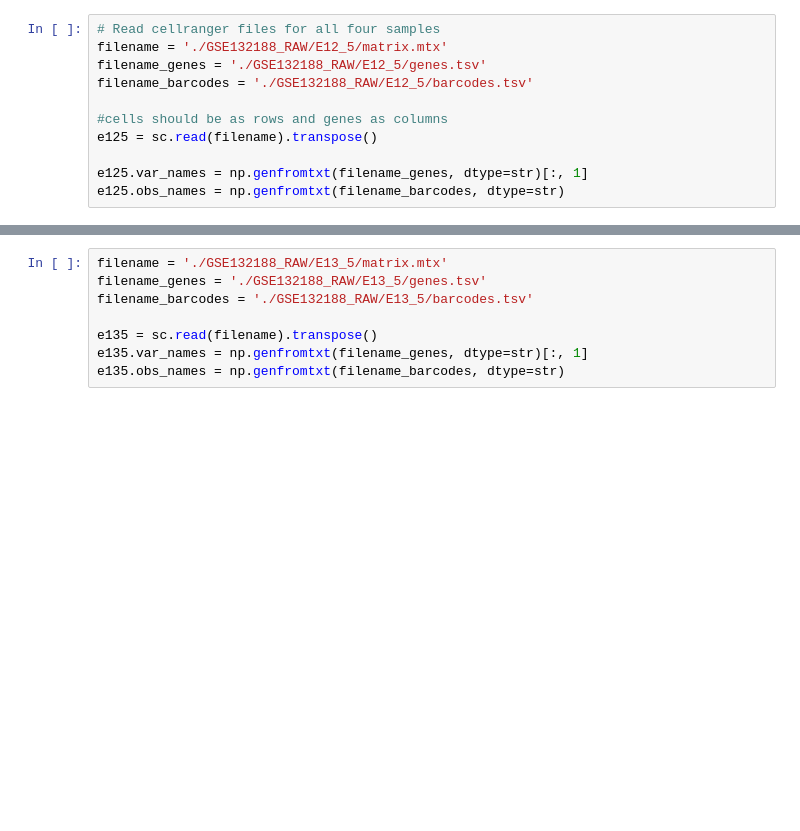
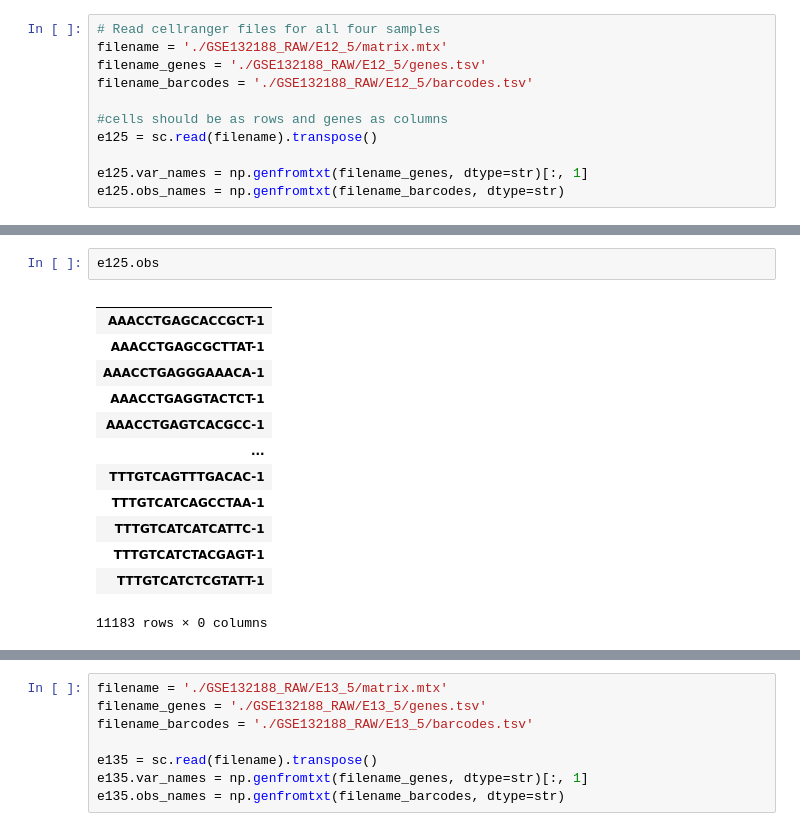
Before and after one commit to roya-abs/scRNAseq, a Jupyter notebook: practicals/QC_normalization.ipynb, the cells around one changed output, grey strips where cells are left out. Saved outputs shown, nothing was run; the diff lists cells and outputs as text; blank space fills up the shorter version.

```diff
--- a/practicals/QC_normalization.ipynb
+++ b/practicals/QC_normalization.ipynb
@@ -30,0 +33,16 @@ e125
+# %%
+e125.obs
+# %% [output]
+|  |
+| AAACCTGAGCACCGCT-1 |
+| AAACCTGAGCGCTTAT-1 |
+| AAACCTGAGGGAAACA-1 |
+| AAACCTGAGGTACTCT-1 |
+| AAACCTGAGTCACGCC-1 |
+| ... |
+| TTTGTCAGTTTGACAC-1 |
+| TTTGTCATCAGCCTAA-1 |
+| TTTGTCATCATCATTC-1 |
+| TTTGTCATCTACGAGT-1 |
+| TTTGTCATCTCGTATT-1 |
+11183 rows × 0 columns
```
Also changed, not shown: parts of 27 cells of this notebook, 1 other file.
